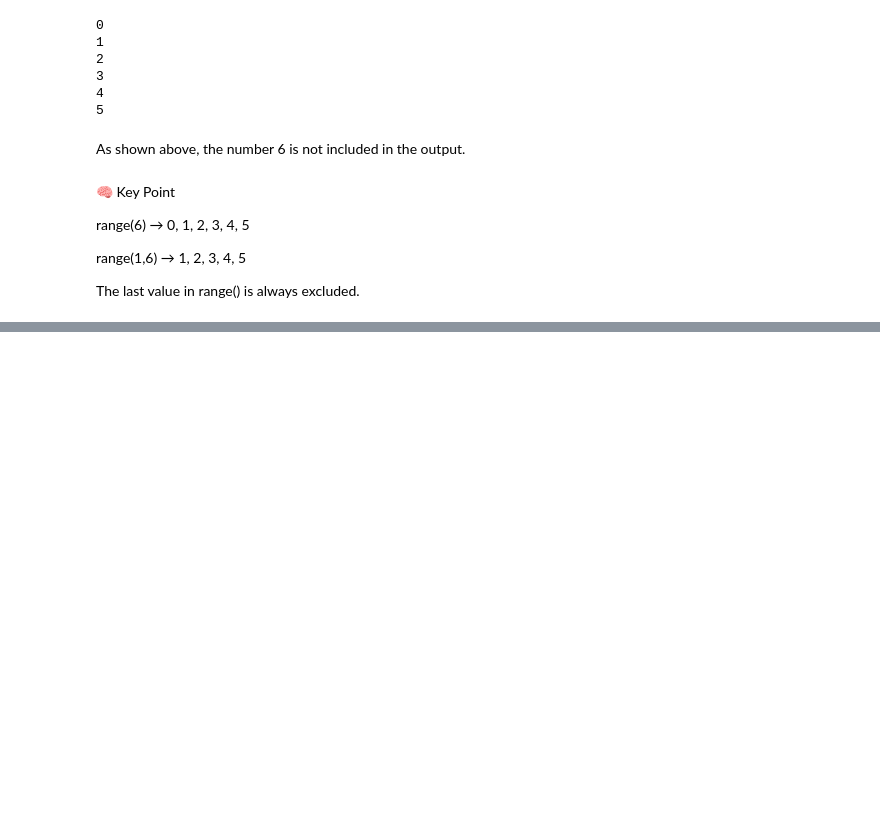
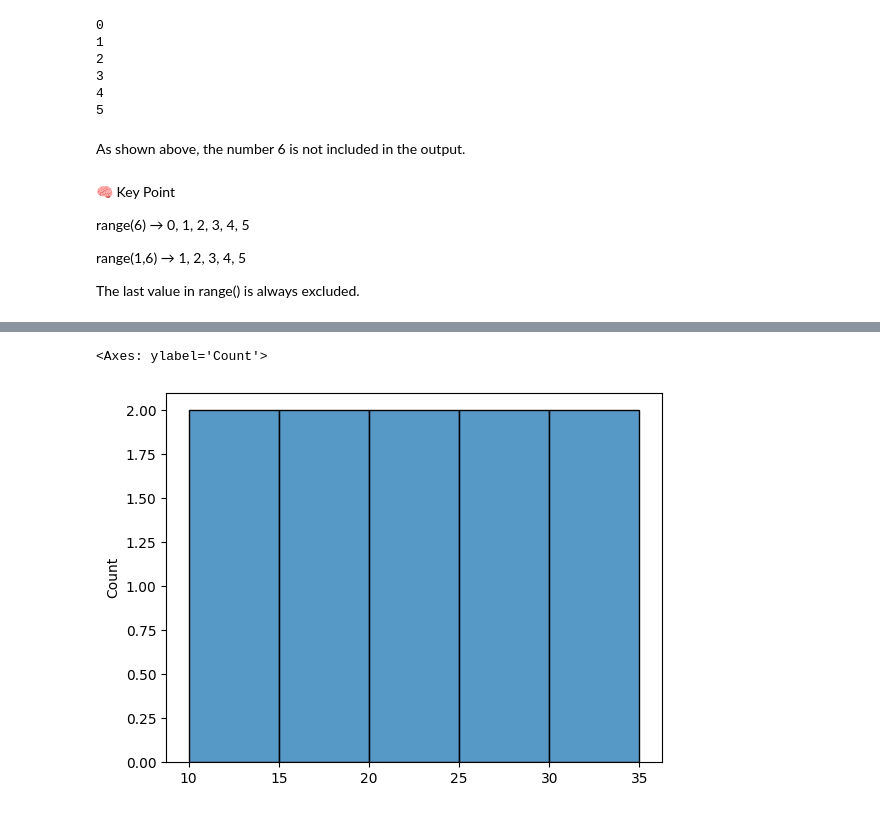
Before and after one commit to Gitstrong3333/Data-Science-Interview, a Jupyter notebook: MachineLearning_Interview_Questions.ipynb, the cells around one changed output, grey strips where cells are left out. Drawn from its saved outputs; the diff is of its cells as text; code cells hidden in the pictures; blank space fills up the shorter version.

```diff
--- a/MachineLearning_Interview_Questions.ipynb
+++ b/MachineLearning_Interview_Questions.ipynb
@@ -980,0 +1581,8 @@ The last value in range() is always excluded.
+# %%
+#Example Using Seaborn (More Advanced)
+import seaborn as sns
+
+sns.histplot(data)
+# %% [output]
+<Axes: ylabel='Count'>
+[figure, added]
```
Also changed, not shown: parts of 53 cells of this notebook.
